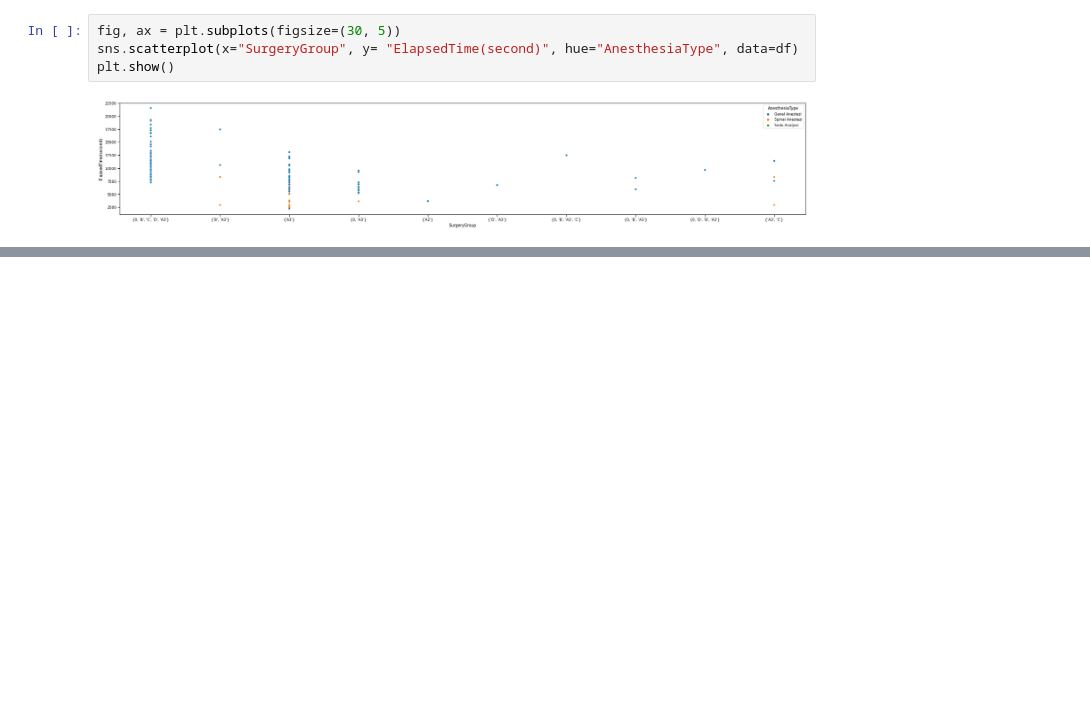
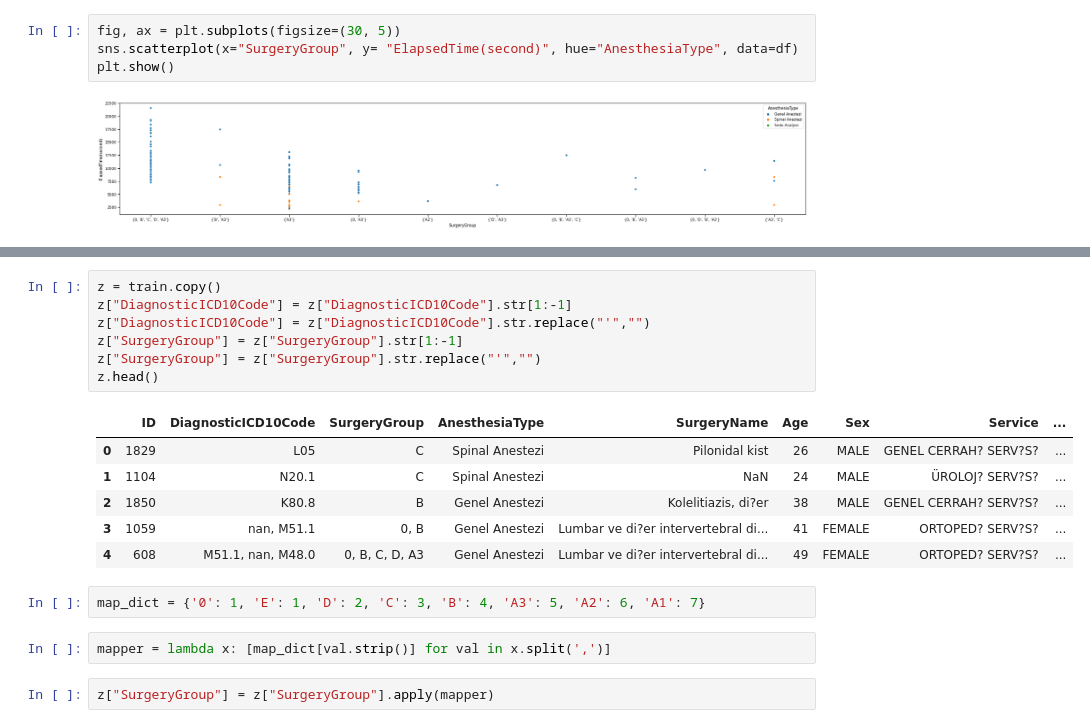
Before and after one commit to furkaneneseren/Datathon-Borda, a Jupyter notebook: surgery-datathon.ipynb, the cells around one changed output, grey strips where cells are left out. Saved outputs shown, nothing was run; the diff lists cells and outputs as text; blank space fills up the shorter version.

```diff
--- a/surgery-datathon.ipynb
+++ b/surgery-datathon.ipynb
@@ -509,0 +494,20 @@ train.iloc[df2["ElapsedTime(second)"].sort_values().index]
+# %%
+z = train.copy()
+z["DiagnosticICD10Code"] = z["DiagnosticICD10Code"].str[1:-1]
+z["DiagnosticICD10Code"] = z["DiagnosticICD10Code"].str.replace("'","")
+z["SurgeryGroup"] = z["SurgeryGroup"].str[1:-1]
+z["SurgeryGroup"] = z["SurgeryGroup"].str.replace("'","")
+z.head()
+# %% [output]
+|  | ID | DiagnosticICD10Code | SurgeryGroup | AnesthesiaType | SurgeryName | Age | Sex | Service | ... |
+| 0 | 1829 | L05 | C | Spinal Anestezi | Pilonidal kist | 26 | MALE | GENEL CERRAH? SERV?S? | ... |
+| 1 | 1104 | N20.1 | C | Spinal Anestezi | NaN | 24 | MALE | ÜROLOJ? SERV?S? | ... |
+| 2 | 1850 | K80.8 | B | Genel Anestezi | Kolelitiazis, di?er | 38 | MALE | GENEL CERRAH? SERV?S? | ... |
+| 3 | 1059 | nan, M51.1 | 0, B | Genel Anestezi | Lumbar ve di?er intervertebral di... | 41 | FEMALE | ORTOPED? SERV?S? | ... |
+| 4 | 608 | M51.1, nan, M48.0 | 0, B, C, D, A3 | Genel Anestezi | Lumbar ve di?er intervertebral di... | 49 | FEMALE | ORTOPED? SERV?S? | ... |
+# %%
+map_dict = {'0': 1, 'E': 1, 'D': 2, 'C': 3, 'B': 4, 'A3': 5, 'A2': 6, 'A1': 7}
+# %%
+mapper = lambda x: [map_dict[val.strip()] for val in x.split(',')]
+# %%
+z["SurgeryGroup"] = z["SurgeryGroup"].apply(mapper)
```
Also changed, not shown: parts of 10 cells of this notebook.
